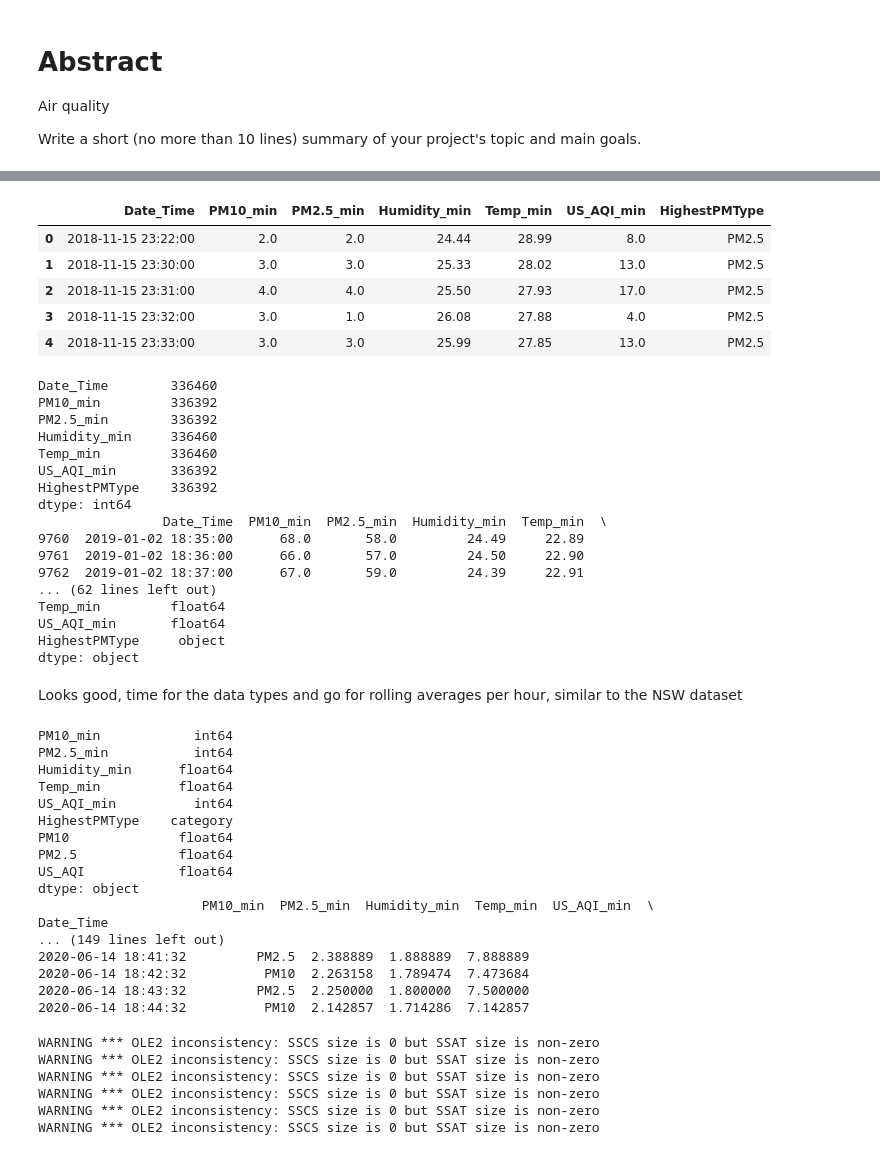
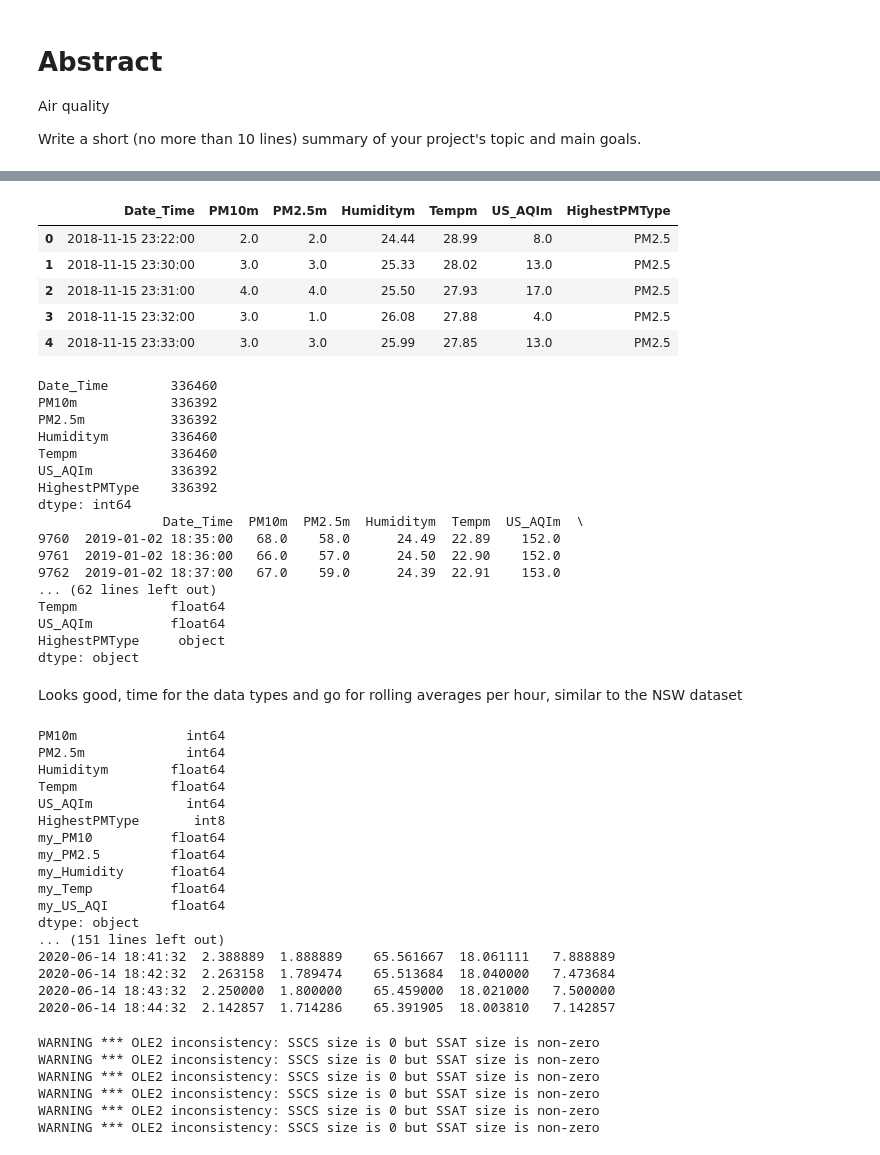
Before and after one commit to MFoobar/2020Aut37373, a Jupyter notebook: Project_Template.ipynb, the cells around one changed output, grey strips where cells are left out. Drawn from its saved outputs; the diff is of its cells as text; code cells hidden in the pictures.

Commit message:
analysing time!

```diff
--- a/Project_Template.ipynb
+++ b/Project_Template.ipynb
@@ -130,17 +122,17 @@ import re
 # %%
 # MyDatasets
 # Archaic dataset names as seen in the MyData_org zip was later manually changed so that it follows the scheme of 'YYYYMMDD HHMMtoYYYYMMDD HHMM' denoting the earliest to latest point of data gathered
 mPath = Path('../myData')
 list_my_df_fullnames = [item.name for item in sorted(mPath.glob('*.csv'))]
 list_my_df = []
 for file in list_my_df_fullnames:
     path = Path(mPath, file)
-    df_myData = pd.read_csv(path, header=7, names=['Date_Time', 'PM10_min', 'PM2.5_min', 'Humidity_min', 'Temp_min', 'US_AQI_min', 'HighestPMType'])
+    df_myData = pd.read_csv(path, header=7, names=['Date_Time', 'PM10m', 'PM2.5m', 'Humiditym', 'Tempm', 'US_AQIm', 'HighestPMType'])
     list_my_df.append(df_myData)
 df_allmyData = pd.concat(list_my_df, ignore_index=True)
 df_allmyData.head()
 # %% [output]
-|  | Date_Time | PM10_min | PM2.5_min | Humidity_min | Temp_min | US_AQI_min | HighestPMType |
+|  | Date_Time | PM10m | PM2.5m | Humiditym | Tempm | US_AQIm | HighestPMType |
 | 0 | 2018-11-15 23:22:00 | 2.0 | 2.0 | 24.44 | 28.99 | 8.0 | PM2.5 |
 | 1 | 2018-11-15 23:30:00 | 3.0 | 3.0 | 25.33 | 28.02 | 13.0 | PM2.5 |
 | 2 | 2018-11-15 23:31:00 | 4.0 | 4.0 | 25.50 | 27.93 | 17.0 | PM2.5 |
@@ -160,20 +152,20 @@ print(df_allmyData[9760:9833])
 print(df_allmyData.dtypes)
 # %% [output]
 Date_Time        336460
-PM10_min         336392
-PM2.5_min        336392
-Humidity_min     336460
-Temp_min         336460
-US_AQI_min       336392
+PM10m            336392
+PM2.5m           336392
+Humiditym        336460
+Tempm            336460
+US_AQIm          336392
 HighestPMType    336392
 dtype: int64
-                Date_Time  PM10_min  PM2.5_min  Humidity_min  Temp_min  \
-9760  2019-01-02 18:35:00      68.0       58.0         24.49     22.89
-9761  2019-01-02 18:36:00      66.0       57.0         24.50     22.90
-9762  2019-01-02 18:37:00      67.0       59.0         24.39     22.91
+                Date_Time  PM10m  PM2.5m  Humiditym  Tempm  US_AQIm  \
+9760  2019-01-02 18:35:00   68.0    58.0      24.49  22.89    152.0
+9761  2019-01-02 18:36:00   66.0    57.0      24.50  22.90    152.0
+9762  2019-01-02 18:37:00   67.0    59.0      24.39  22.91    153.0
 ... (62 lines left out)
-Temp_min         float64
-US_AQI_min       float64
+Tempm            float64
+US_AQIm          float64
 HighestPMType     object
 dtype: object
 # %% [markdown]
@@ -195,9 +189,11 @@ df_allmyData['Date_Time'] = pd.to_datetime(df_allmyData['Date_Time'])
 df_allmyData = df_allmyData.set_index('Date_Time')
 
 # 1 Hour rolling averages
-df_allmyData['PM10'] = df_allmyData.rolling(window='60min')['PM10_min'].mean()
-df_allmyData['PM2.5'] = df_allmyData.rolling(window='60min')['PM2.5_min'].mean()
-df_allmyData['US_AQI'] = df_allmyData.rolling(window='60min')['US_AQI_min'].mean()
+df_allmyData['my_PM10'] = df_allmyData.rolling(window='60min')['PM10m'].mean()
+df_allmyData['my_PM2.5'] = df_allmyData.rolling(window='60min')['PM2.5m'].mean()
+df_allmyData['my_Humidity'] = df_allmyData.rolling(window='60min')['Humiditym'].mean()
+df_allmyData['my_Temp'] = df_allmyData.rolling(window='60min')['Tempm'].mean()
+df_allmyData['my_US_AQI'] = df_allmyData.rolling(window='60min')['US_AQIm'].mean()
 
 # Seems good to analyse now
 print(df_allmyData.dtypes)
@@ -205,23 +201,23 @@ print(df_allmyData.head())
 print(df_allmyData[9760:9820])
 print(df_allmyData.tail())
 # %% [output]
-PM10_min            int64
-PM2.5_min           int64
-Humidity_min      float64
-Temp_min          float64
-US_AQI_min          int64
-HighestPMType    category
-PM10              float64
-PM2.5             float64
-US_AQI            float64
+PM10m              int64
+PM2.5m             int64
+Humiditym        float64
+Tempm            float64
+US_AQIm            int64
+HighestPMType       int8
+my_PM10          float64
+my_PM2.5         float64
+my_Humidity      float64
+my_Temp          float64
+my_US_AQI        float64
 dtype: object
-                     PM10_min  PM2.5_min  Humidity_min  Temp_min  US_AQI_min  \
-Date_Time
-... (149 lines left out)
-2020-06-14 18:41:32         PM2.5  2.388889  1.888889  7.888889
-2020-06-14 18:42:32          PM10  2.263158  1.789474  7.473684
-2020-06-14 18:43:32         PM2.5  2.250000  1.800000  7.500000
-2020-06-14 18:44:32          PM10  2.142857  1.714286  7.142857
+... (151 lines left out)
+2020-06-14 18:41:32  2.388889  1.888889    65.561667  18.061111   7.888889
+2020-06-14 18:42:32  2.263158  1.789474    65.513684  18.040000   7.473684
+2020-06-14 18:43:32  2.250000  1.800000    65.459000  18.021000   7.500000
+2020-06-14 18:44:32  2.142857  1.714286    65.391905  18.003810   7.142857
 # %%
 # Public avaliable datasets
 
```
Also changed, not shown: parts of 24 cells of this notebook.
